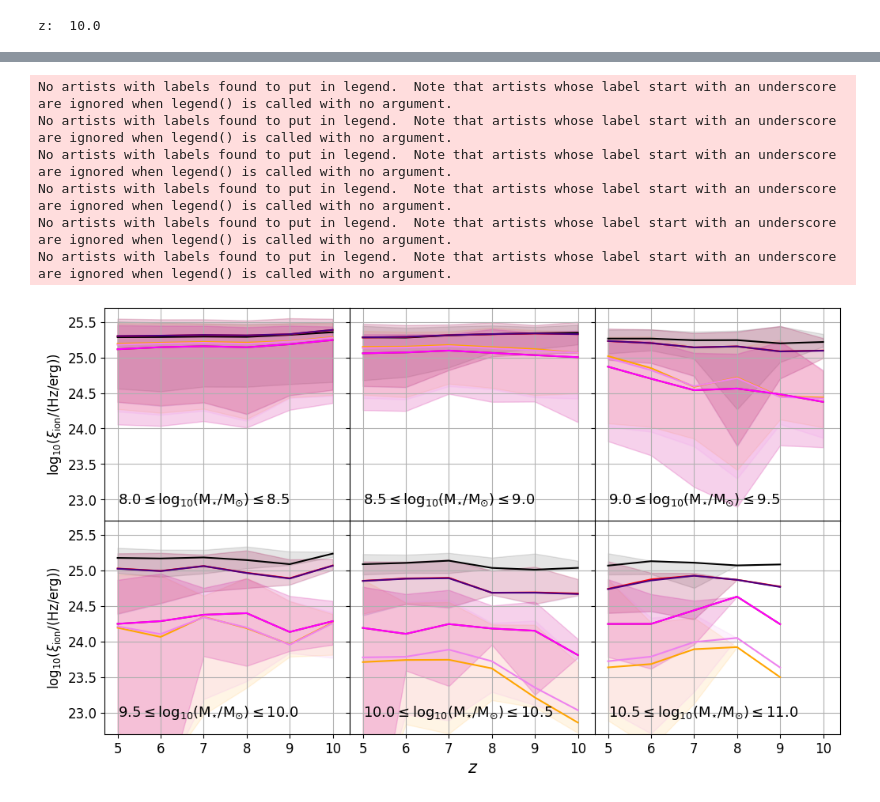
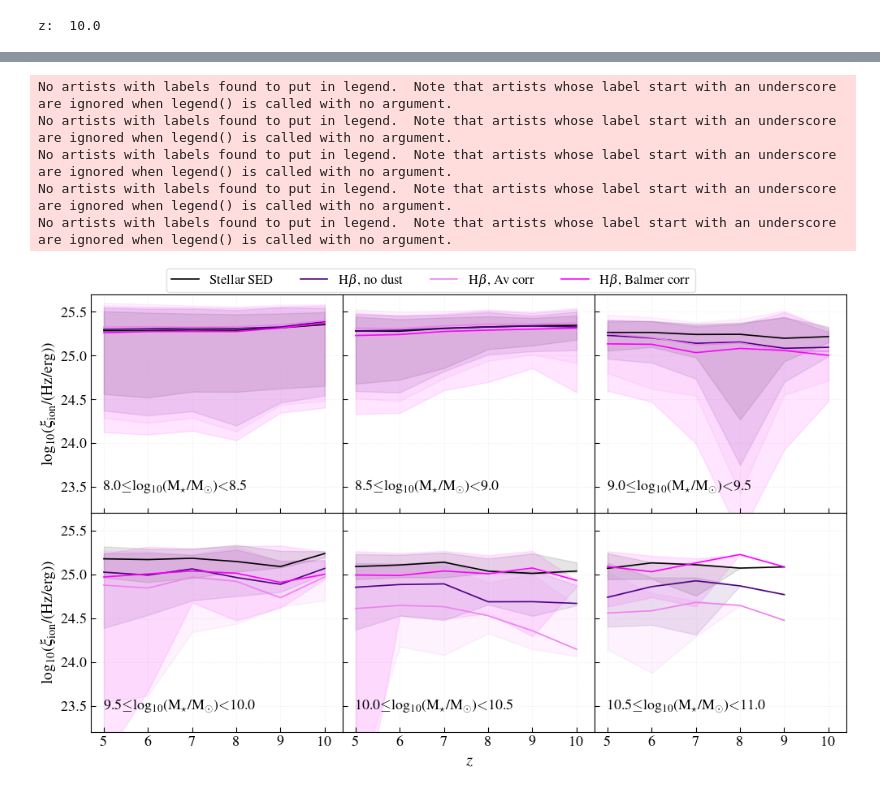
Before and after one commit to aswinpvijayan/line_ratio_reliability, a Jupyter notebook: ion_prod.ipynb, the cells around one changed output, grey strips where cells are left out. Cells and saved outputs as stored; diff of their text form; code cells hidden in the pictures.

```diff
--- a/ion_prod.ipynb
+++ b/ion_prod.ipynb
@@ -374,10 +491,10 @@ z:  8.0
 z:  9.0
 z:  10.0
 # %%
-fig, axs = plt.subplots(nrows = 2, ncols = 3, figsize=(12, 8), sharex=True, sharey=True, facecolor='w', edgecolor='k')
+fig, axs = plt.subplots(nrows = 2, ncols = 3, figsize=(12, 7), sharex=True, sharey=True, facecolor='w', edgecolor='k')
 axs=axs.ravel()
 
-labels = ['Stellar SED', r'H$\alpha$, no dust', r'H$\alpha$, Av corr', r'H$\alpha$, balmer corr', r'H$\beta$, no dust', r'H$\beta$, Av corr', r'H$\beta$, balmer corr']
+labels = ['Stellar SED', r'H$\alpha$, no dust', r'H$\alpha$, Av corr', r'H$\alpha$, Balmer corr', r'H$\beta$, no dust', r'H$\beta$, Av corr', r'H$\beta$, Balmer corr']
 
 colors = ['black', 'red', 'orange', 'brown', 'indigo', 'violet', 'magenta']
 
@@ -392,18 +509,19 @@ for jj in range(6):
         axs[jj].plot(mbincen, yy[1][0], color=colors[0])
     axs[jj].fill_between(mbincen, yy_low[1][0], yy_up[1][0], color=colors[0], alpha=0.1)
 
-    axs[jj].legend(fontsize=12, frameon=False)
+    axs[jj].legend(fontsize=12, frameon=False, loc='lower left')
     axs[jj].grid()
     axs[jj].set_xlim(8, 10.9)
+    axs[jj].set_ylim(23.7, 25.55)
     for label in (axs[jj].get_xticklabels() + axs[jj].get_yticklabels()):
-        label.set_fontsize(12)
+        label.set_fontsize(13)
 
-axs[0].set_ylabel(r'log$_{10}$($\xi_{\rm ion}$/(Hz/erg))', fontsize=12)
-axs[3].set_ylabel(r'log$_{10}$($\xi_{\rm ion}$/(Hz/erg))', fontsize=12)
+axs[0].set_ylabel(r'log$_{10}$($\xi_{\rm ion}$/(Hz/erg))', fontsize=14)
+axs[3].set_ylabel(r'log$_{10}$($\xi_{\rm ion}$/(Hz/erg))', fontsize=14)
 
-axs[3].set_xlabel('log(M$_{\star}$/M$_{\odot}$)', fontsize=12)
-axs[4].set_xlabel('log(M$_{\star}$/M$_{\odot}$)', fontsize=12)
-axs[5].set_xlabel('log(M$_{\star}$/M$_{\odot}$)', fontsize=12)
+axs[3].set_xlabel('log(M$_{\star}$/M$_{\odot}$)', fontsize=14)
+axs[4].set_xlabel('log(M$_{\star}$/M$_{\odot}$)', fontsize=14)
+axs[5].set_xlabel('log(M$_{\star}$/M$_{\odot}$)', fontsize=14)
 
 fig.subplots_adjust(hspace=0,wspace=0)
 plt.savefig('plots/ion_ppe.png', dpi=300, bbox_inches='tight')
@@ -414,46 +532,51 @@ fig, axs = plt.subplots(nrows = 2, ncols = 3, figsize=(12, 7), sharex=True, shar
 axs=axs.ravel()
 
 ax_title = []
-labels = ['Stellar SED', r'H$\alpha$, no dust', r'H$\alpha$, Av corr', r'H$\alpha$, balmer corr', r'H$\beta$, no dust', r'H$\beta$, Av corr', r'H$\beta$, balmer corr']
+labels = ['Stellar SED', r'H$\alpha$, no dust', r'H$\alpha$, Av corr', r'H$\alpha$, Balmer corr', r'H$\beta$, no dust', r'H$\beta$, Av corr', r'H$\beta$, Balmer corr']
 
 colors = ['black', 'red', 'orange', 'brown', 'indigo', 'violet', 'magenta']
 zs = np.arange(5, 11, 1)
 
 for jj in range(6):
-    for ii in range(7):
+    for ii in [0,4,5,6]:
 
         tmp_y = yy[:,:,jj][:,ii]
         tmp_yup = yy_up[:,:,jj][:,ii]
         tmp_ylow = yy_low[:,:,jj][:,ii]
 
         ok = np.isfinite(tmp_y) * np.isfinite(tmp_yup) * np.isfinite(tmp_ylow)
 
-        axs[jj].plot(zs[ok], tmp_y[ok], color=colors[ii])
+        if jj==0:
+            axs[jj].plot(zs[ok], tmp_y[ok], color=colors[ii], label=labels[ii])
+        else:
+            axs[jj].plot(zs[ok], tmp_y[ok], color=colors[ii])
+
         axs[jj].fill_between(zs[ok], tmp_ylow[ok], tmp_yup[ok], color=colors[ii], alpha=0.1)
 
     axs[jj].legend(fontsize=12, frameon=False)
     axs[jj].grid()
     axs[jj].set_xlim(4.7, 10.4)
-    axs[jj].set_ylim(22.7, 25.7)
+    axs[jj].set_ylim(23.2, 25.7)
     # axs[jj].set_xticks(zs)
 
-axs[0].set_ylabel(r'log$_{10}$($\xi_{\rm ion}$/(Hz/erg))', fontsize=12)
-axs[3].set_ylabel(r'log$_{10}$($\xi_{\rm ion}$/(Hz/erg))', fontsize=12)
+axs[0].legend(frameon=True, fontsize=12, ncols=4, loc=(0.3,1.01), framealpha=0.6)
+
+axs[0].set_ylabel(r'log$_{10}$($\xi_{\rm ion}$/(Hz/erg))', fontsize=14)
+axs[3].set_ylabel(r'log$_{10}$($\xi_{\rm ion}$/(Hz/erg))', fontsize=14)
 axs[4].set_xlabel('$z$', fontsize=15)
 
 for ii, ax in enumerate(axs):
     # ax.set_title(F'{mbins[ii]}'+r'$\leq$log$_{10}$(M$_{\star}$/M$_{\odot}$)$\leq$'+F'{mbins[ii+1]}', fontsize=12)
-    ax.text(5., 23., F'{mbins[ii]}'+r'$\leq$log$_{10}$(M$_{\star}$/M$_{\odot}$)$\leq$'+F'{mbins[ii+1]}', va='center', fontsize=13)
+    ax.text(5., 23.5, F'{mbins[ii]}'+r'$\leq$log$_{10}$(M$_{\star}$/M$_{\odot}$)$<$'+F'{mbins[ii+1]}', va='center', fontsize=13)
     for label in (ax.get_xticklabels() + ax.get_yticklabels()):
-        label.set_fontsize(12)
+        label.set_fontsize(13)
 
 fig.subplots_adjust(hspace=0,wspace=0)
 plt.savefig('plots/ion_ppe_z_evo.png', dpi=300, bbox_inches='tight')
 # %% [output]
 No artists with labels found to put in legend.  Note that artists whose label start with an underscore are ignored when legend() is called with no argument.
 No artists with labels found to put in legend.  Note that artists whose label start with an underscore are ignored when legend() is called with no argument.
 No artists with labels found to put in legend.  Note that artists whose label start with an underscore are ignored when legend() is called with no argument.
 No artists with labels found to put in legend.  Note that artists whose label start with an underscore are ignored when legend() is called with no argument.
 No artists with labels found to put in legend.  Note that artists whose label start with an underscore are ignored when legend() is called with no argument.
-No artists with labels found to put in legend.  Note that artists whose label start with an underscore are ignored when legend() is called with no argument.
-[figure, old version]
+[figure, new version]
```
Also changed, not shown: parts of 7 cells of this notebook, 3 other files.
